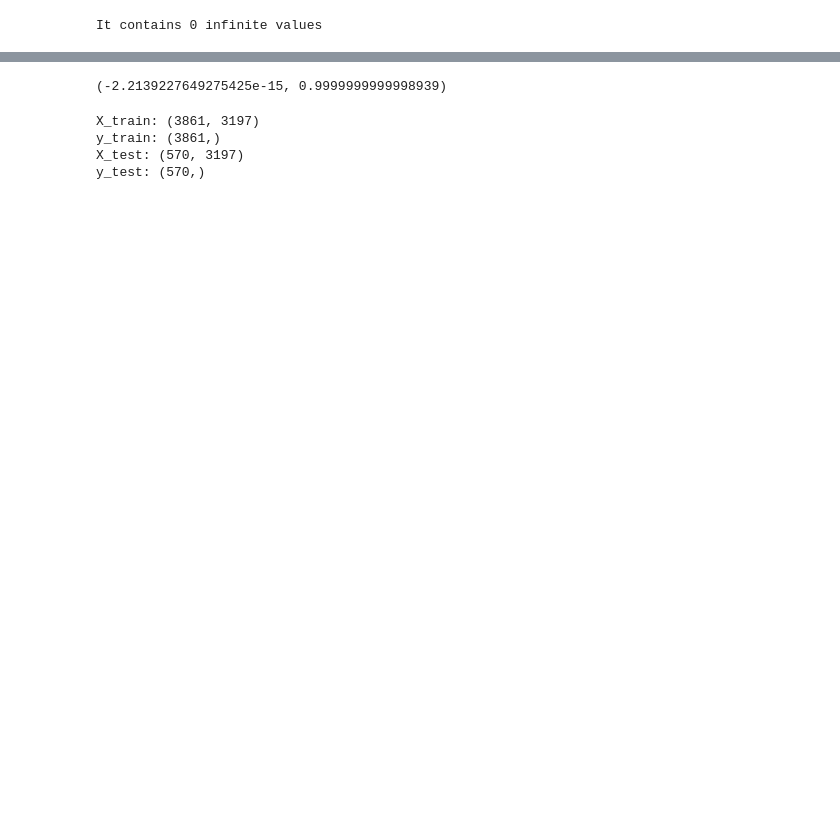
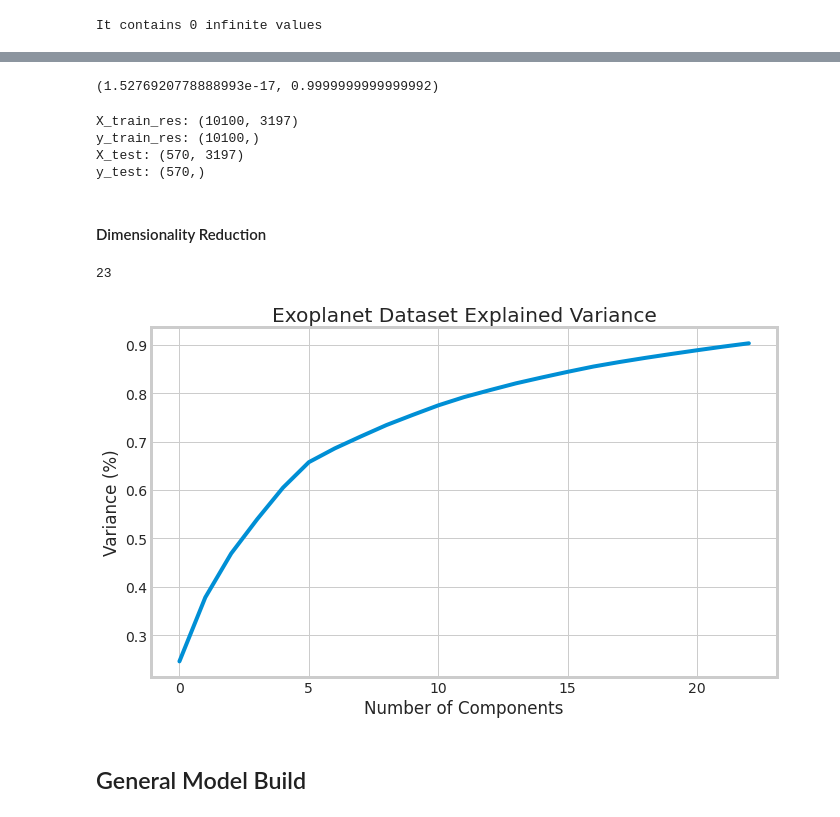
Before and after one commit to okayteakay/Exoplanets-Detection, a Jupyter notebook: Exoplanets.ipynb, the cells around one changed output, grey strips where cells are left out. Drawn from its saved outputs; the diff is of its cells as text; code cells hidden in the pictures; blank space fills up the shorter version.

```diff
--- a/Exoplanets.ipynb
+++ b/Exoplanets.ipynb
@@ -258,23 +248,58 @@ X_train = normalize(X_train)
+# %%
+X_train_res = normalize(X_train_res)
 # %%
 X_test = normalize(X_test)
 # %%
-X_train = ndimage.filters.gaussian_filter(X_train, sigma=10)
+X_train_res = ndimage.filters.gaussian_filter(X_train_res, sigma=10)
 X_test = ndimage.filters.gaussian_filter(X_test, sigma=10)
 # %%
 std_scaler = StandardScaler()
-X_train = scaled = std_scaler.fit_transform(X_train)
+X_train_res = scaled = std_scaler.fit_transform(X_train_res)
 X_test = std_scaler.fit_transform(X_test)
 # %%
-np.mean(X_train),np.std(X_train)
+np.mean(X_train_res),np.std(X_train_res)
 # %% [output]
-(-2.2139227649275425e-15, 0.9999999999998939)
+(1.5276920778888993e-17, 0.9999999999999992)
 # %%
-print('X_train:', X_train.shape)
-print('y_train:', y_train.shape)
+print('X_train_res:', X_train_res.shape)
+print('y_train_res:', y_train_res.shape)
 print('X_test:', X_test.shape)
 print('y_test:', y_test.shape)
 # %% [output]
-X_train: (3861, 3197)
-y_train: (3861,)
+X_train_res: (10100, 3197)
+y_train_res: (10100,)
 X_test: (570, 3197)
 y_test: (570,)
+# %% [markdown]
+#### Dimensionality Reduction
+# %%
+#Dimentioanlity reduction
+from sklearn.decomposition import PCA
+pca = PCA()
+X_train_res = pca.fit_transform(X_train_res)
+X_test = pca.transform(X_test)
+total=sum(pca.explained_variance_)
+k=0
+current_variance=0
+while current_variance/total < 0.9:
+    current_variance += pca.explained_variance_[k]
+    k=k+1
+# %%
+k
+# %% [output]
+23
+# %%
+#Apply PCA with n_componenets
+pca = PCA(n_components=k)
+X_train_res = pca.fit_transform(X_train_res)
+X_test = pca.transform(X_test)
+plt.figure()
+plt.plot(np.cumsum(pca.explained_variance_ratio_))
+plt.xlabel('Number of Components')
+plt.ylabel('Variance (%)') #for each component
+plt.title('Exoplanet Dataset Explained Variance')
+plt.show()
+# %% [output]
+[figure, added]
+# %% [markdown]
+## General Model Build
```
Also changed, not shown: parts of 39 cells of this notebook.
